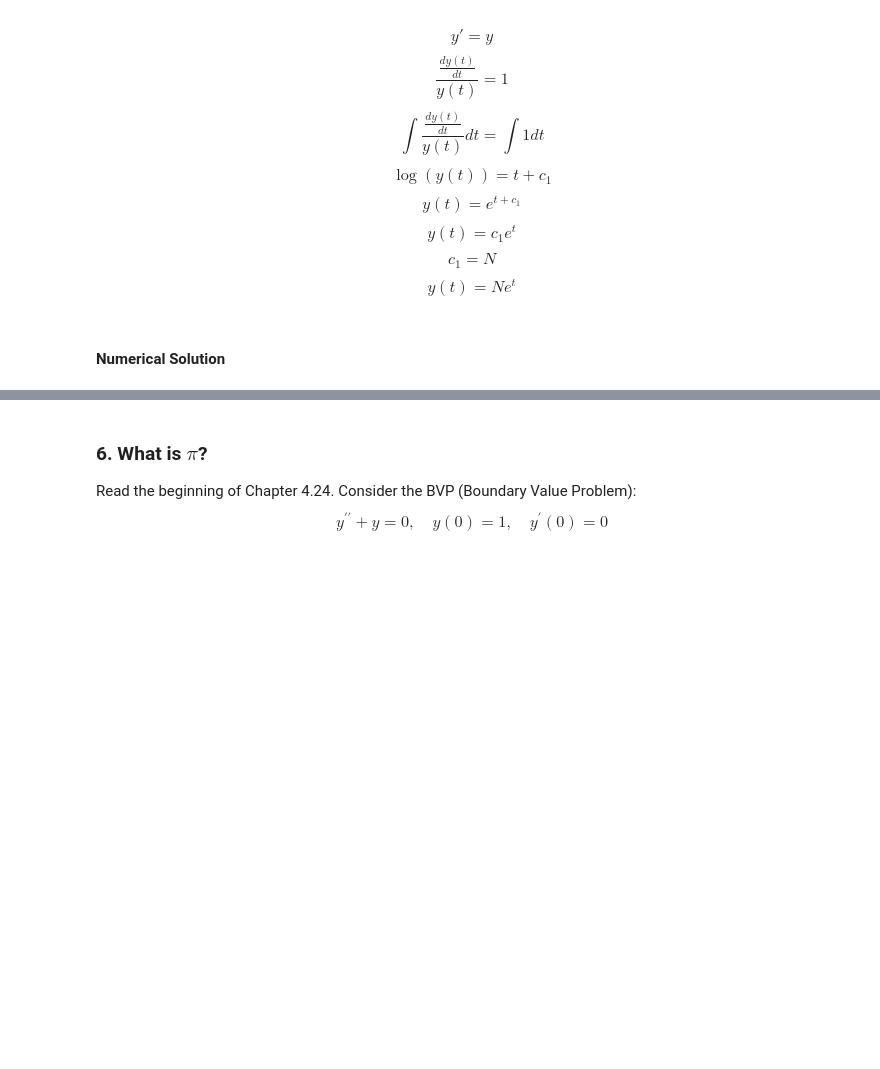
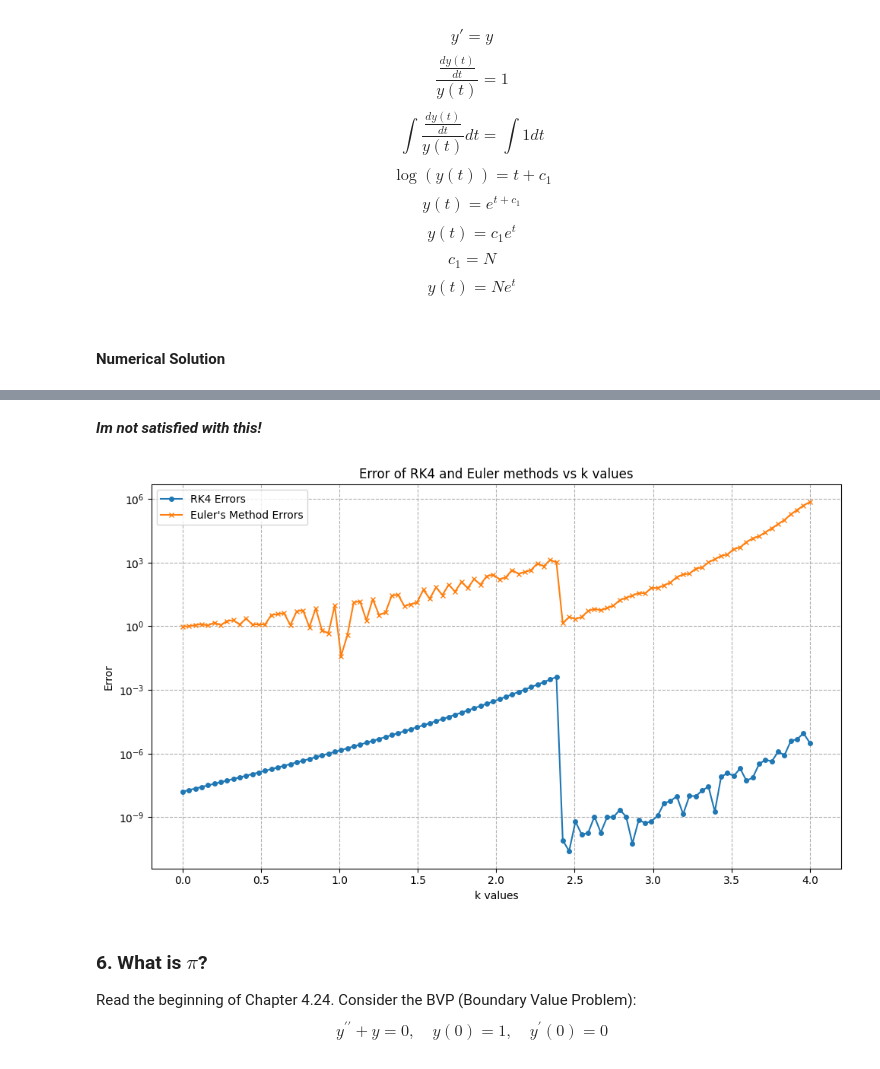
Before and after one commit to Fluntin/Numerical-Methods-ODE, a Jupyter notebook: ODE_Projekt_VillimPrpic.ipynb, the cells around one changed output, grey strips where cells are left out. Cells and saved outputs as stored; diff of their text form; code cells hidden in the pictures; blank space fills up the shorter version.

```diff
--- a/ODE_Projekt_VillimPrpic.ipynb
+++ b/ODE_Projekt_VillimPrpic.ipynb
@@ -727,3 +704,54 @@ For k=10, y(2^k) is approximately inf (Exact value: inf)
+# %% [markdown]
+***Im not satisfied with this!***
+# %%
+N = 100
+y0 = 72
+t_start = 0
+
+rk4_errors = []
+euler_errors = []
+
+# Using linspace to generate values between 0 and 4, inclusive, with a desired number of points
+num_points = 100
+k_values = np.linspace(0, 4, num_points)
+
+for k in k_values:
+    # Define my goal value
+    goal_value = y(2**k)
+    # ... (rest of your loop logic)
+    # I want to be able to adjust the step size so that I can get closer to the goal value
+    h = (2**k - t_start) / N
+
+    condition, y_value_rk4 = rk_4_for_problem5(f, y0, t_start, goal_value, h)
+    y_value_euler = euler_forward_for_problem5(t_start, y0, k, h)
+
+    # Keep trying with a smaller step until the condition becomes True
+    while not condition:
+        N = N * 1e3
+        h = (2**k - t_start) / N
+        condition, y_value_rk4 = rk_4_for_problem5(f, y0, t_start, goal_value, h)
+        y_value_euler = euler_forward_for_problem5(t_start, y0, k, h)
+
+    # Compute the errors for this k and append to the lists
+    rk4_error = abs(goal_value - y_value_rk4)
+    euler_error = abs(goal_value - y_value_euler)
+
+    rk4_errors.append(rk4_error)
+    euler_errors.append(euler_error)
+
+plt.figure(figsize=(10,6))
+plt.plot(k_values, rk4_errors, '-o', label='RK4 Errors', markersize=4)
+plt.plot(k_values, euler_errors, '-x', label="Euler's Method Errors", markersize=4)
+plt.xlabel('k values')
+plt.ylabel('Error')
+plt.title('Error of RK4 and Euler methods vs k values')
+plt.yscale('log')  # Use a logarithmic scale on the y-axis to better visualize the errors
+plt.legend()
+plt.grid(True, which="both", ls="--")
+plt.tight_layout()
+plt.show()
+# %% [output]
+[figure, added]
 # %% [markdown]
 ###  6. What is $\pi$?
 
```
Also changed, not shown: parts of 36 cells of this notebook.
